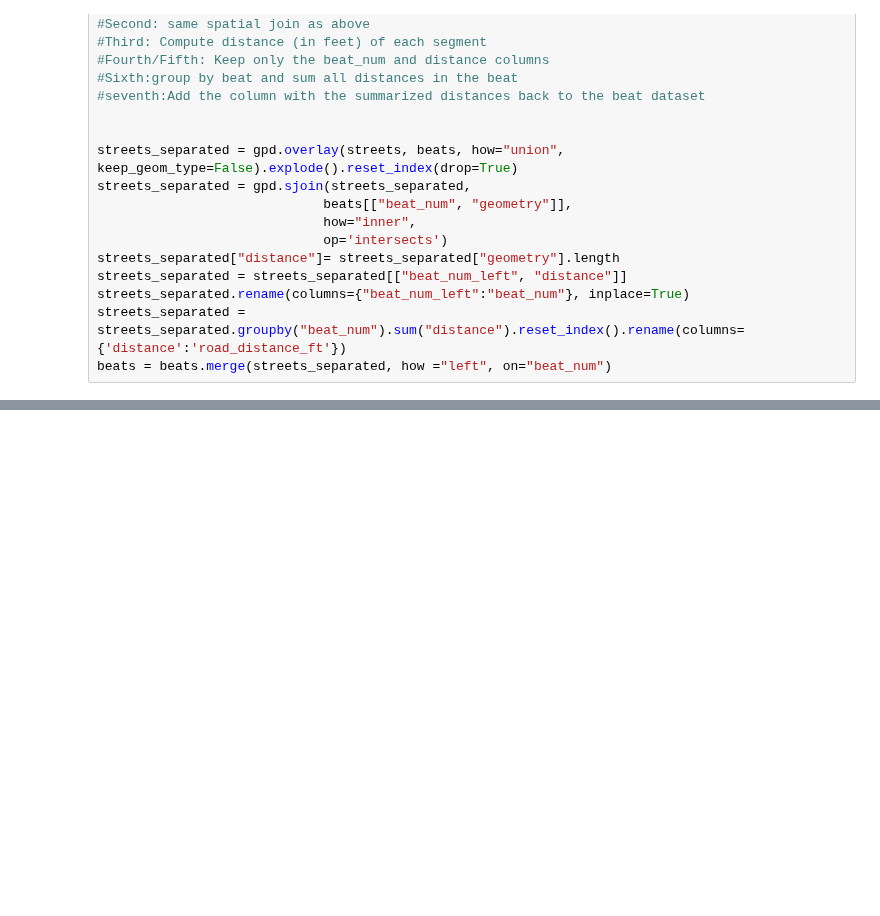
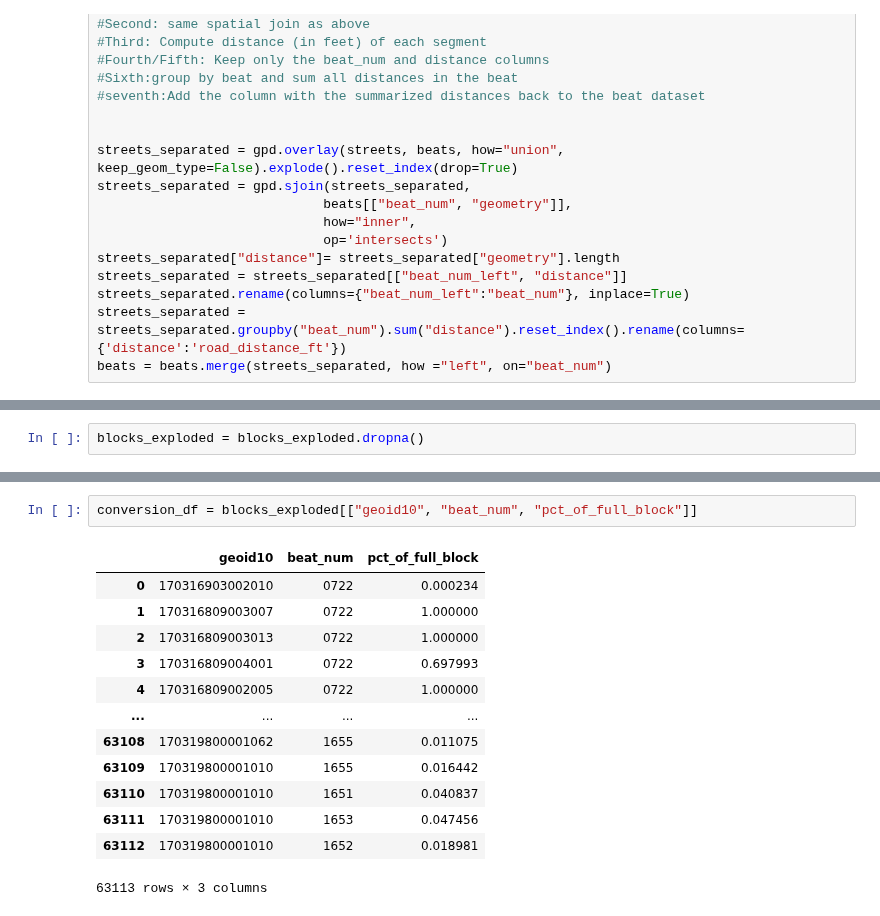
Before and after one commit to Deckart2/capp_30254_crime_forcasting, a Jupyter notebook: scripts/Geoprocessing.ipynb, the cells around one changed output, grey strips where cells are left out. Saved outputs shown, nothing was run; the diff lists cells and outputs as text; blank space fills up the shorter version.

```diff
--- a/scripts/Geoprocessing.ipynb
+++ b/scripts/Geoprocessing.ipynb
@@ -94,0 +189,2 @@ beats
+# %%
+blocks_exploded = blocks_exploded.dropna()
@@ -94,0 +202,16 @@ beats
+# %%
+conversion_df = blocks_exploded[["geoid10", "beat_num", "pct_of_full_block"]]
+# %% [output]
+|  | geoid10 | beat_num | pct_of_full_block |
+| 0 | 170316903002010 | 0722 | 0.000234 |
+| 1 | 170316809003007 | 0722 | 1.000000 |
+| 2 | 170316809003013 | 0722 | 1.000000 |
+| 3 | 170316809004001 | 0722 | 0.697993 |
+| 4 | 170316809002005 | 0722 | 1.000000 |
+| ... | ... | ... | ... |
+| 63108 | 170319800001062 | 1655 | 0.011075 |
+| 63109 | 170319800001010 | 1655 | 0.016442 |
+| 63110 | 170319800001010 | 1651 | 0.040837 |
+| 63111 | 170319800001010 | 1653 | 0.047456 |
+| 63112 | 170319800001010 | 1652 | 0.018981 |
+63113 rows × 3 columns
```
Also changed, not shown: parts of 21 cells of this notebook.
